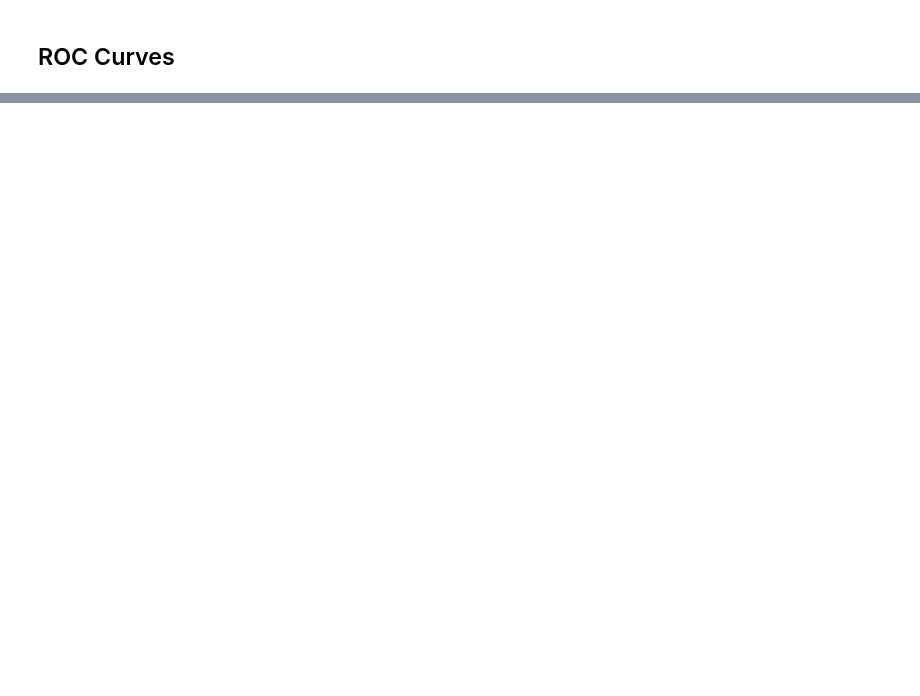
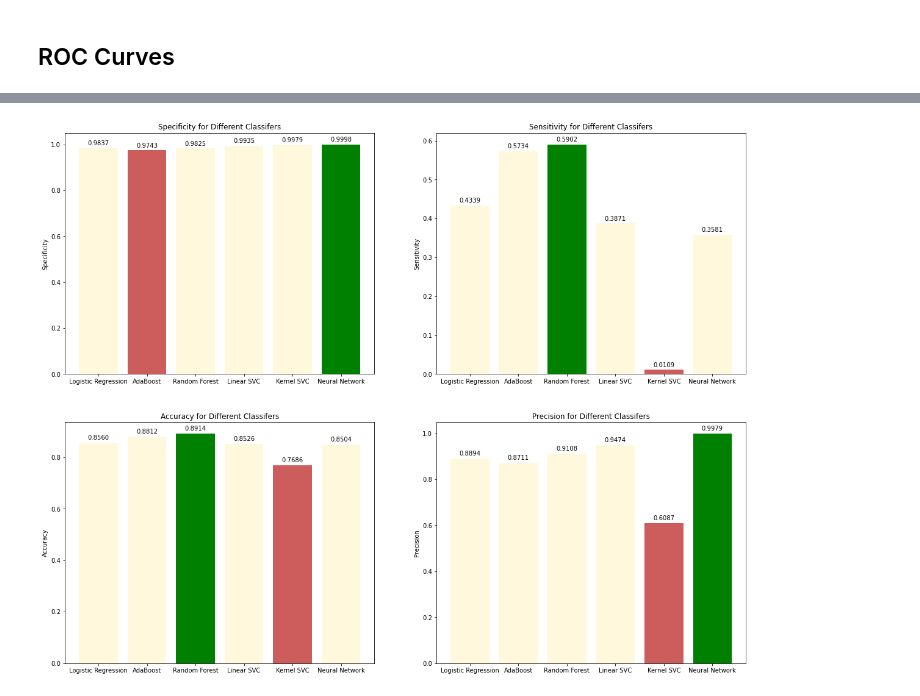
Before and after one commit to gradnerj/cs6600-class-project, a Jupyter notebook: cs5600-final-project.ipynb, the cells around one changed output, grey strips where cells are left out. Drawn from its saved outputs; the diff is of its cells as text; code cells hidden in the pictures; blank space fills up the shorter version.

```diff
--- a/cs5600-final-project.ipynb
+++ b/cs5600-final-project.ipynb
@@ -1764,0 +1786,86 @@ plt.show()
+# %%
+lr_metrics = mymetrics.get_metrics(lr, x_test_s, y_test_s, 'Logistic Regression')
+ada_metrics = mymetrics.get_metrics(ada, x_test_s, y_test_s, 'AdaBoost')
+rf_metrics = mymetrics.get_metrics(rf, x_test_s, y_test_s, 'Random Forest')
+lsvc_metrics = mymetrics.get_metrics(linear_svc, x_test_s, y_test_s, 'Linear SVC')
+ksvc_metrics = mymetrics.get_metrics(kernel_svc, x_test_s, y_test_s, 'Kernel SVC')
+nn_metrics = mymetrics.get_metrics(nn, x_test_n, y_test_n, 'Neural Network')
+# %%
+metrics_arr = [lr_metrics, ada_metrics, rf_metrics, lsvc_metrics, ksvc_metrics, nn_metrics]
+sensitivities = []
+specificities = []
+accuracies = []
+precisions = []
+names = []
+for metric_dict in metrics_arr:
+    sensitivities.append(metric_dict['Sensitivity'])
+    specificities.append(metric_dict['Specificity'])
+    accuracies.append(metric_dict['Accuracy'])
+    precisions.append(metric_dict['Precision'])
+    names.append(metric_dict['Name'])
+# %%
+colors = ['cornsilk','cornsilk','cornsilk','cornsilk','cornsilk','cornsilk']
+fig = plt.figure(figsize=(20,16))
+ax = fig.add_subplot(2,2,1)
+labels = names
+x = np.arange(len(labels))
+max_idx = np.argmax(specificities)
+min_idx = np.argmin(specificities)
+colors[max_idx] = 'green'
+colors[min_idx] = 'indianred'
+rects = ax.bar(x, specificities, color=colors)
+ax.set_ylabel('Specificity')
+ax.set_title('Specificity for Different Classifers')
+ax.set_xticks(x)
+ax.set_xticklabels(labels)
+autolabel(rects)
+
+colors = ['cornsilk','cornsilk','cornsilk','cornsilk','cornsilk','cornsilk']
+ax = fig.add_subplot(2,2,2)
+labels = names
+x = np.arange(len(labels))
+max_idx = np.argmax(sensitivities)
+min_idx = np.argmin(sensitivities)
+colors[max_idx] = 'green'
+colors[min_idx] = 'indianred'
+rects = ax.bar(x, sensitivities, color=colors)
+ax.set_ylabel('Sensitivity')
+ax.set_title('Sensitivity for Different Classifers')
+ax.set_xticks(x)
+ax.set_xticklabels(labels)
+autolabel(rects)
+
+colors = ['cornsilk','cornsilk','cornsilk','cornsilk','cornsilk','cornsilk']
+ax = fig.add_subplot(2,2,3)
+labels = names
+x = np.arange(len(labels))
+max_idx = np.argmax(accuracies)
+min_idx = np.argmin(accuracies)
+colors[max_idx] = 'green'
+colors[min_idx] = 'indianred'
+rects = ax.bar(x, accuracies, color=colors)
+ax.set_ylabel('Accuracy')
+ax.set_title('Accuracy for Different Classifers')
+ax.set_xticks(x)
+ax.set_xticklabels(labels)
+autolabel(rects)
+
+colors = ['cornsilk','cornsilk','cornsilk','cornsilk','cornsilk','cornsilk']
+ax = fig.add_subplot(2,2,4)
+labels = names
+x = np.arange(len(labels))
+max_idx = np.argmax(precisions)
+min_idx = np.argmin(precisions)
+colors[max_idx] = 'green'
+colors[min_idx] = 'indianred'
+rects = ax.bar(x, precisions, color=colors)
+ax.set_ylabel('Precision')
+ax.set_title('Precision for Different Classifers')
+ax.set_xticks(x)
+ax.set_xticklabels(labels)
+autolabel(rects)
+
+
+plt.show()
+# %% [output]
+[figure, added]
```
Also changed, not shown: parts of 8 cells of this notebook.
